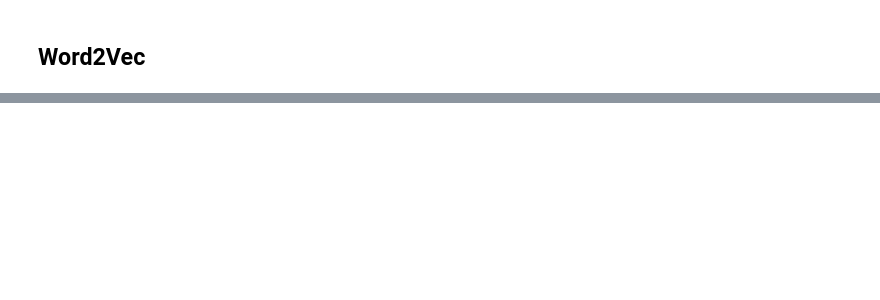
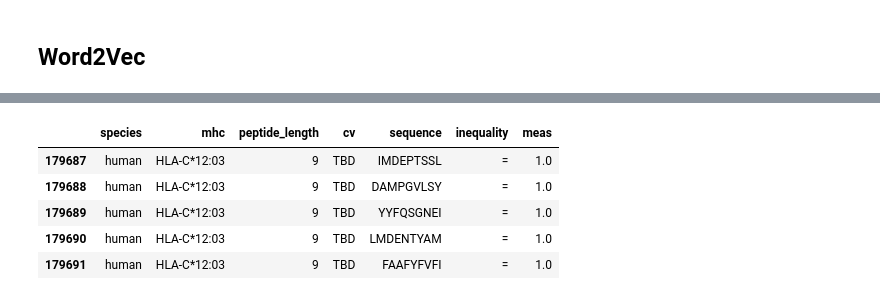
Before and after one commit to rudolphyo/MHystic, a Jupyter notebook: new_mhc.ipynb, the cells around one changed output, grey strips where cells are left out. Drawn from its saved outputs; the diff is of its cells as text; code cells hidden in the pictures; blank space fills up the shorter version.

```diff
--- a/new_mhc.ipynb
+++ b/new_mhc.ipynb
@@ -264,0 +267,10 @@ C:\Program Files\Haskell Platform\2014.2.0.0\mingw\bin\g++.exe -shared -g -DNPY_
+# %%
+human = BData[BData["species"]=="human"]
+human.tail()
+# %% [output]
+|  | species | mhc | peptide_length | cv | sequence | inequality | meas |
+| 179687 | human | HLA-C*12:03 | 9 | TBD | IMDEPTSSL | = | 1.0 |
+| 179688 | human | HLA-C*12:03 | 9 | TBD | DAMPGVLSY | = | 1.0 |
+| 179689 | human | HLA-C*12:03 | 9 | TBD | YYFQSGNEI | = | 1.0 |
+| 179690 | human | HLA-C*12:03 | 9 | TBD | LMDENTYAM | = | 1.0 |
+| 179691 | human | HLA-C*12:03 | 9 | TBD | FAAFYFVFI | = | 1.0 |
```
Also changed, not shown: parts of 21 cells of this notebook.
